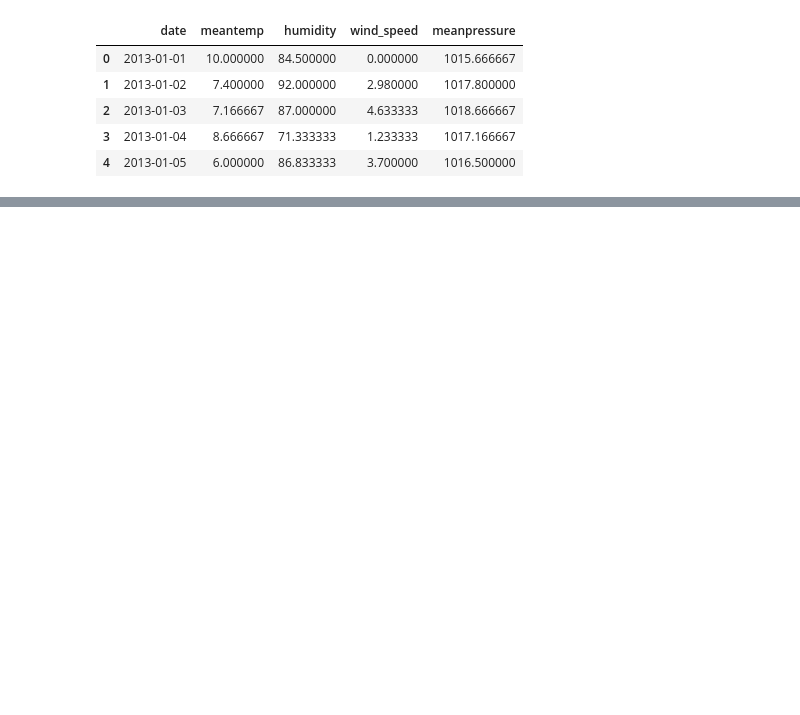
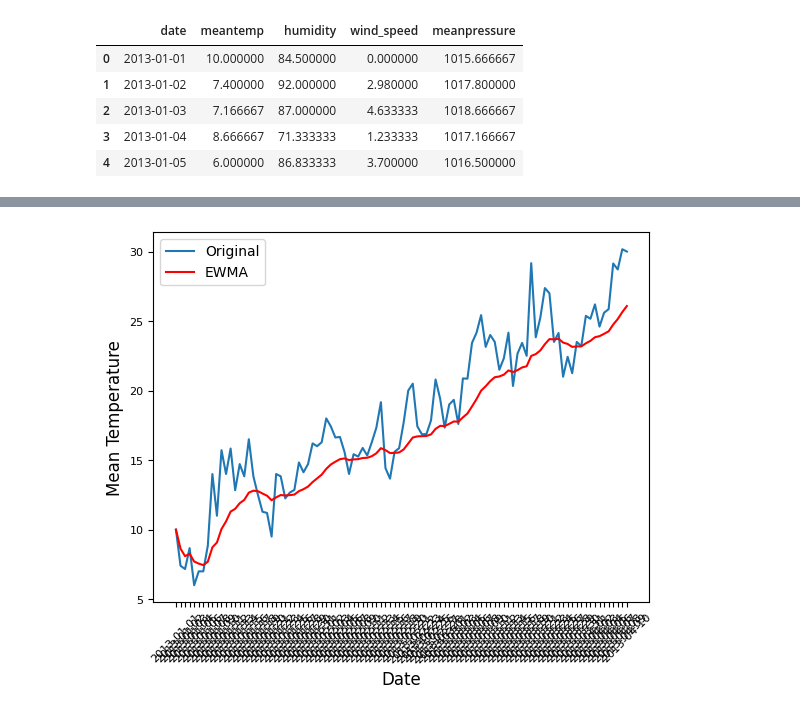
Before and after one commit to Vikash-exe/Deep-Learning-and-Computer-vision, a Jupyter notebook: EWMA.ipynb, the cells around one changed output, grey strips where cells are left out. Saved outputs shown, nothing was run; the diff lists cells and outputs as text; code cells hidden in the pictures; blank space fills up the shorter version.

```diff
--- a/EWMA.ipynb
+++ b/EWMA.ipynb
@@ -26,0 +25,4 @@ df.head()
+# %%
+x1 = df['meantemp'].ewm(alpha=0.1).mean()
+# %%
+df = df.assign(x1=x1)
@@ -26,0 +38,11 @@ df.head()
+# %%
+plt.plot(df['date'], df['meantemp'], label='Original')
+plt.plot(df['date'], df['x1'], label='EWMA', color='red')
+plt.xlabel('Date', fontsize=12)
+plt.ylabel('Mean Temperature', fontsize=12)
+plt.xticks(rotation=45, fontsize=8)
+plt.yticks(fontsize=8)
+plt.legend()
+plt.show()
+# %% [output]
+[figure, added]
```
Also changed, not shown: parts of 3 cells of this notebook, 5 other files.
